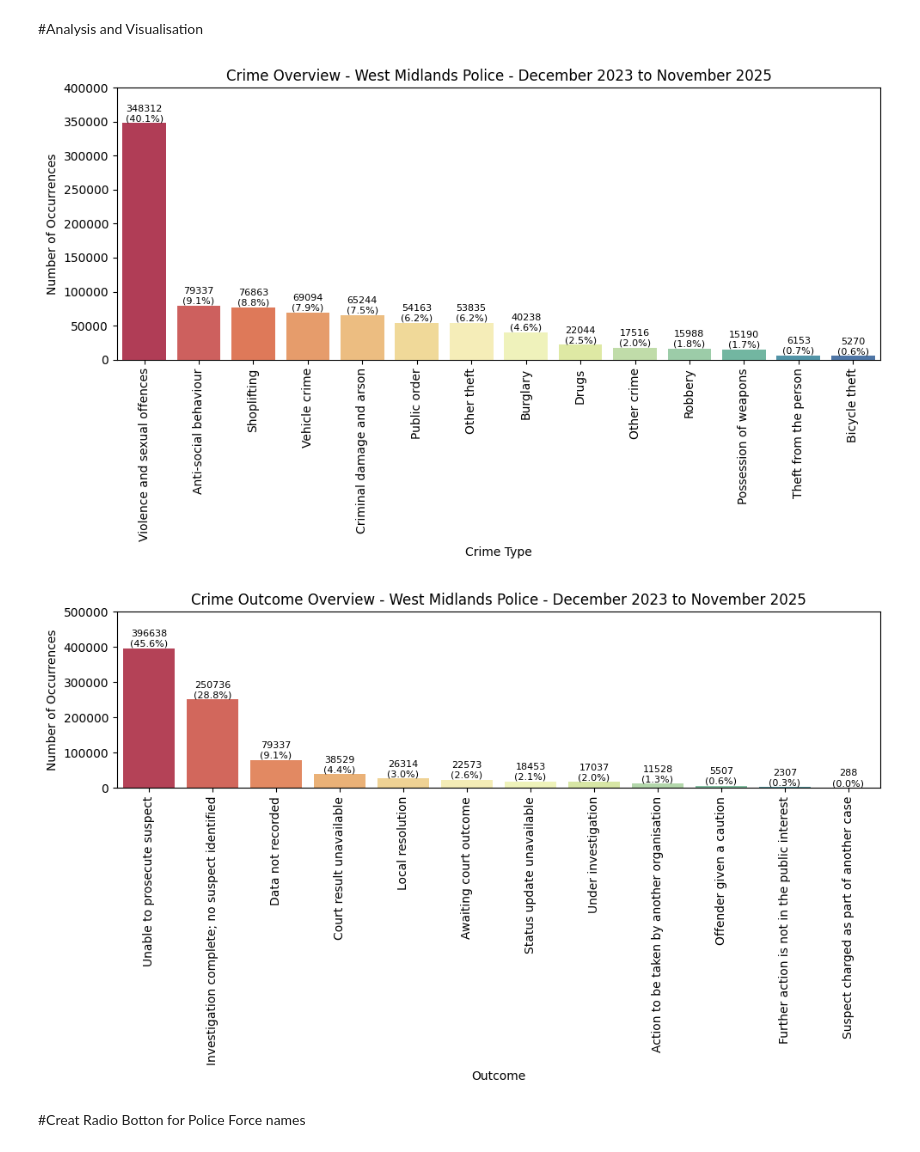
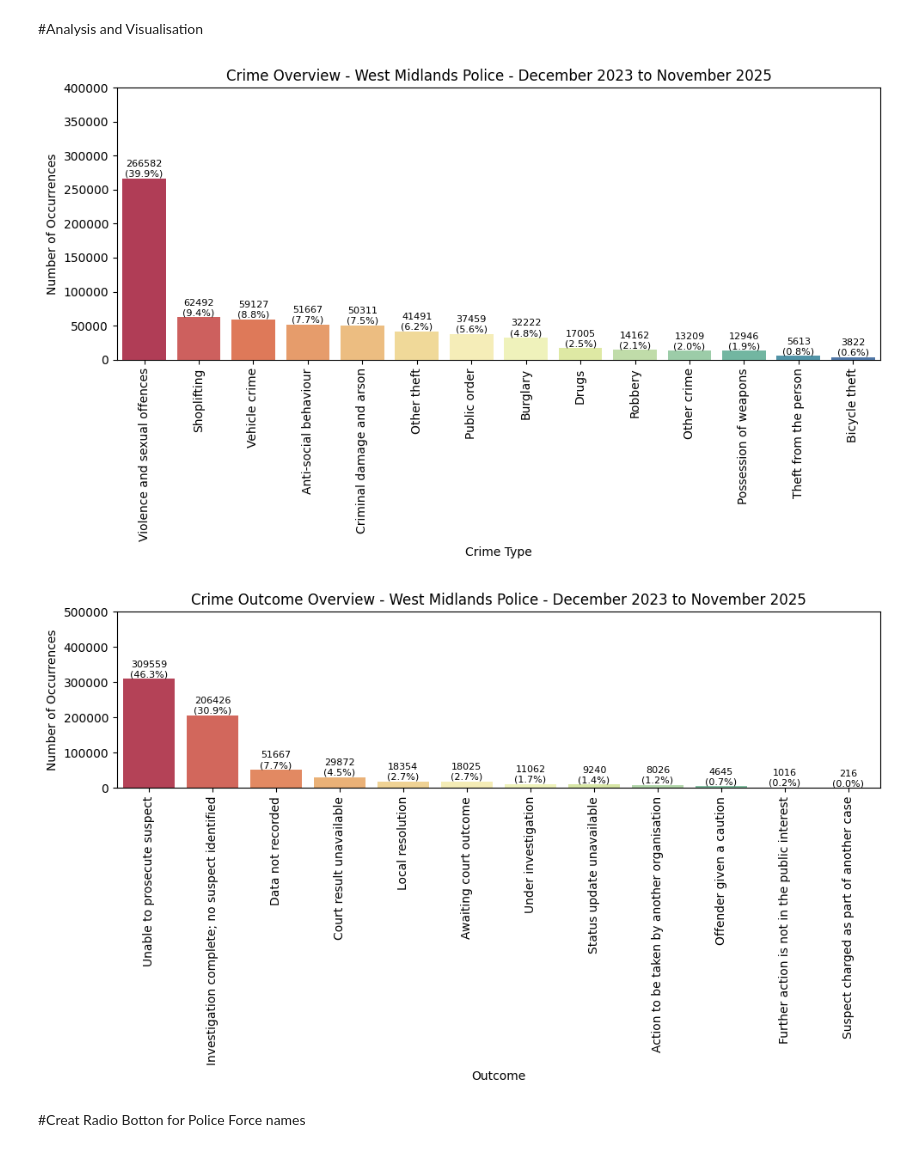
Before and after one commit to zhangwiki86-soton/L7---Data-Analysis-and-Visualisation, a Jupyter notebook: DRAFT Test Glob.ipynb, the cells around one changed output. Drawn from its saved outputs; the diff is of its cells as text; code cells hidden in the pictures.

```diff
--- a/DRAFT Test Glob.ipynb
+++ b/DRAFT Test Glob.ipynb
@@ -496,31 +496,35 @@ crime_counts_pivot2.sort_values(by=["Variance %"],ascending=False)
 #Analysis and Visualisation
 # %%
 #Bar Chart with percentages of total % For Crime Types
-crime_type_counts = CleanData['Crime type'].value_counts()
+Police=['West Midlands Police']
+chart1=CleanData[CleanData['Reported by'].isin(Police)]
+crime_type_counts = chart1['Crime type'].value_counts()
 total_crimes = crime_type_counts.sum()
 crime_type_percentages = (crime_type_counts / total_crimes * 100).round(1)
 
 plt.figure(figsize=(10, 6))
 sns.barplot(x=crime_type_counts.index, y=crime_type_counts.values, hue=crime_type_counts.index, palette='Spectral', legend=False)
 plt.title('Crime Overview - West Midlands Police - December 2023 to November 2025')
 plt.ylim(0, 400000)
 plt.xlabel('Crime Type')
 plt.ylabel('Number of Occurrences')
 plt.xticks(rotation=90) # Rotate labels for better readability
 
 # Add annotations for count and percentage
 for index, value in enumerate(crime_type_counts.values):
     percentage = crime_type_percentages.iloc[index]
     plt.text(index, value + 50, f'{value}\n({percentage:.1f}%)', color='black', ha='center', va='bottom', fontsize=8)
 
 # Adjust layout to prevent labels from being cut off
 plt.tight_layout()
 plt.show()
 # %% [output]
-[figure, old version]
+[figure, new version]
 # %%
 #Bar Chart with percentages of total %
-outcome_counts = CleanData['Last outcome category'].value_counts()
+#Police=['West Midlands Police']
+#chart1=CleanData[CleanData['Reported by'].isin(Police)]
+outcome_counts = chart1['Last outcome category'].value_counts()
 total_crimes = outcome_counts.sum()
 outcome_percentages = (outcome_counts / total_crimes * 100).round(1)
 
@@ -541,7 +545,7 @@ for index, value in enumerate(outcome_counts.values):
 plt.tight_layout()
 plt.show()
 # %% [output]
-[figure, old version]
+[figure, new version]
 # %% [markdown]
 #Creat Radio Botton for Police Force names
 # %%
```
Also changed, not shown: parts of 11 cells of this notebook.
